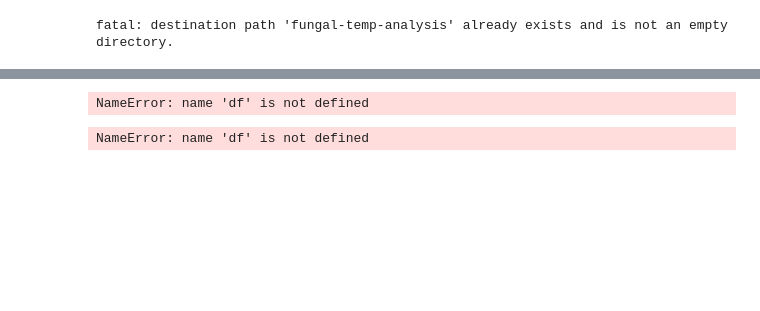
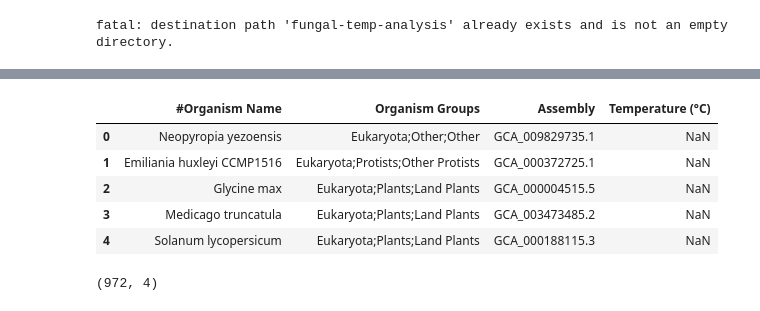
Before and after one commit to saraosullivan/fungal-temp-analysis, a Jupyter notebook: Fungi_Research_Code.ipynb, the cells around one changed output, grey strips where cells are left out. Cells and saved outputs as stored; diff of their text form; code cells hidden in the pictures; blank space fills up the shorter version.

```diff
--- a/Fungi_Research_Code.ipynb
+++ b/Fungi_Research_Code.ipynb
@@ -61,18 +68,19 @@ FileNotFoundError: [Errno 2] No such file or directory: 'eukaryotes_ncbi_tempera
+# %%
+needed_columns = ["#Organism Name", "Organism Groups", "Assembly", "Temperature (°C)"]
+df = df[needed_columns]
+df.head()
+# %% [output]
+|  | #Organism Name | Organism Groups | Assembly | Temperature (°C) |
+| 0 | Neopyropia yezoensis | Eukaryota;Other;Other | GCA_009829735.1 | NaN |
+| 1 | Emiliania huxleyi CCMP1516 | Eukaryota;Protists;Other Protists | GCA_000372725.1 | NaN |
+| 2 | Glycine max | Eukaryota;Plants;Land Plants | GCA_000004515.5 | NaN |
+| 3 | Medicago truncatula | Eukaryota;Plants;Land Plants | GCA_003473485.2 | NaN |
+| 4 | Solanum lycopersicum | Eukaryota;Plants;Land Plants | GCA_000188115.3 | NaN |
 # %%
 df = df.dropna(subset="Temperature (°C)")
 df.shape
+# %% [output]
+(972, 4)
-# %%
-columns = ["#Organism Name", "Organism Groups", "Assembly", "Temperature (°C)"]
-df = df[columns]
-df.head()
-# %% [output]
-NameError: name 'df' is not defined
-# %%
-for row in range (1):
-    assembly = df.at[row, 'Assembly']
-    print(assembly)
-# %% [output]
-NameError: name 'df' is not defined
 # %%
 df = df.loc[df['Organism Groups'].str.contains("Fung")]
 df
```
Also changed, not shown: parts of 14 cells of this notebook.
